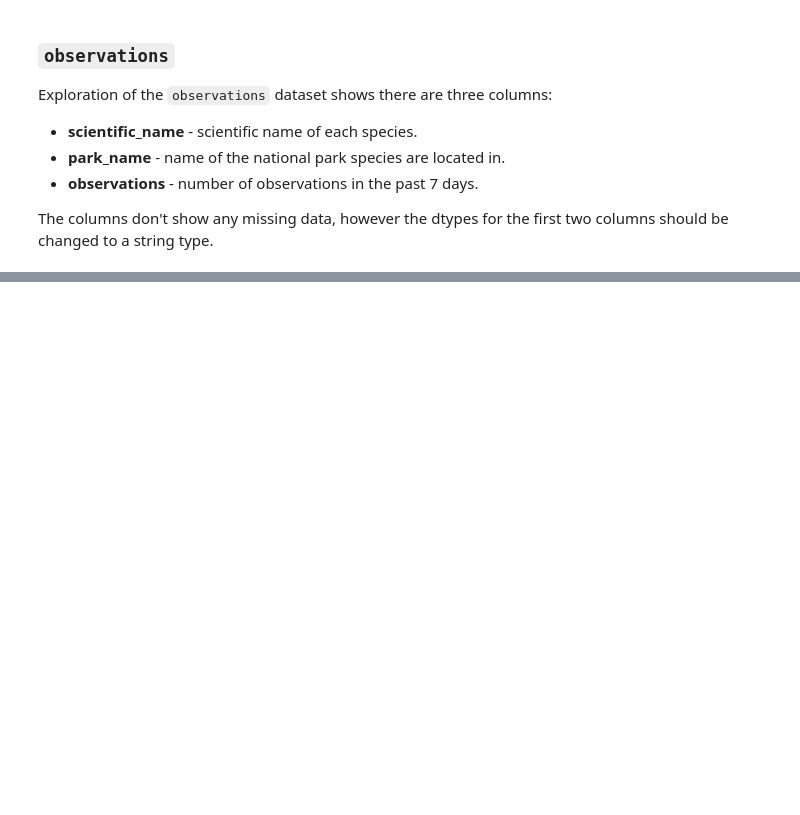
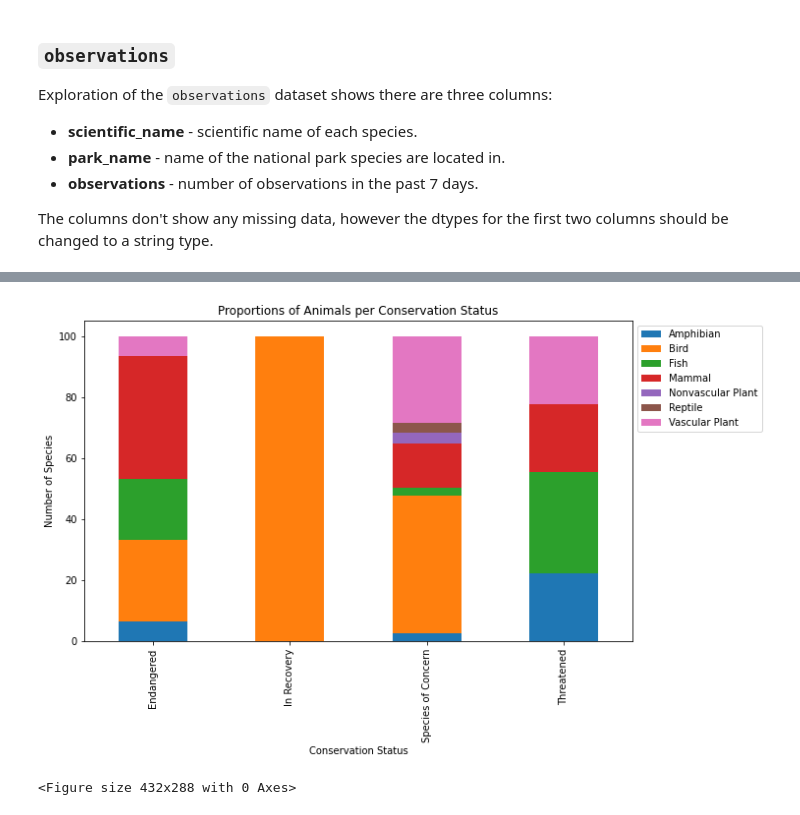
Before and after one commit to marcocamilo/Biodiversity-in-National-Parks, a Jupyter notebook: biodiversity.ipynb, the cells around one changed output, grey strips where cells are left out. Saved outputs shown, nothing was run; the diff lists cells and outputs as text; code cells hidden in the pictures; blank space fills up the shorter version.

```diff
--- a/biodiversity.ipynb
+++ b/biodiversity.ipynb
@@ -296,0 +436,9 @@ species =
+# %%
+category_conservation_rel = species[species.conservation_status != 'No intervention']\
+                            .groupby(['category', 'conservation_status'])['scientific_name']\
+                            .count()\
+                            .unstack()\
+                            .replace('nan', np.nan).fillna(0)\
+                            .apply(lambda x:  (100*x / x.sum()).round(2))\
+                            .transpose()
+display("Relative frequencies by category", category_conservation_rel)
@@ -296,0 +453,11 @@ species =
+# %%
+axrel = category_conservation_rel.plot(kind='bar', figsize=(10,6), stacked = True)
+axrel.set_xlabel('Conservation Status')
+axrel.set_ylabel('Number of Species')
+axrel.legend(bbox_to_anchor=(1,1), loc = 'upper left')
+plt.title("Proportions of Animals per Conservation Status")
+plt.show()
+plt.clf()
+# %% [output]
+[figure, added]
+<Figure size 432x288 with 0 Axes>
```
Also changed, not shown: parts of 54 cells of this notebook, 1 other file.
